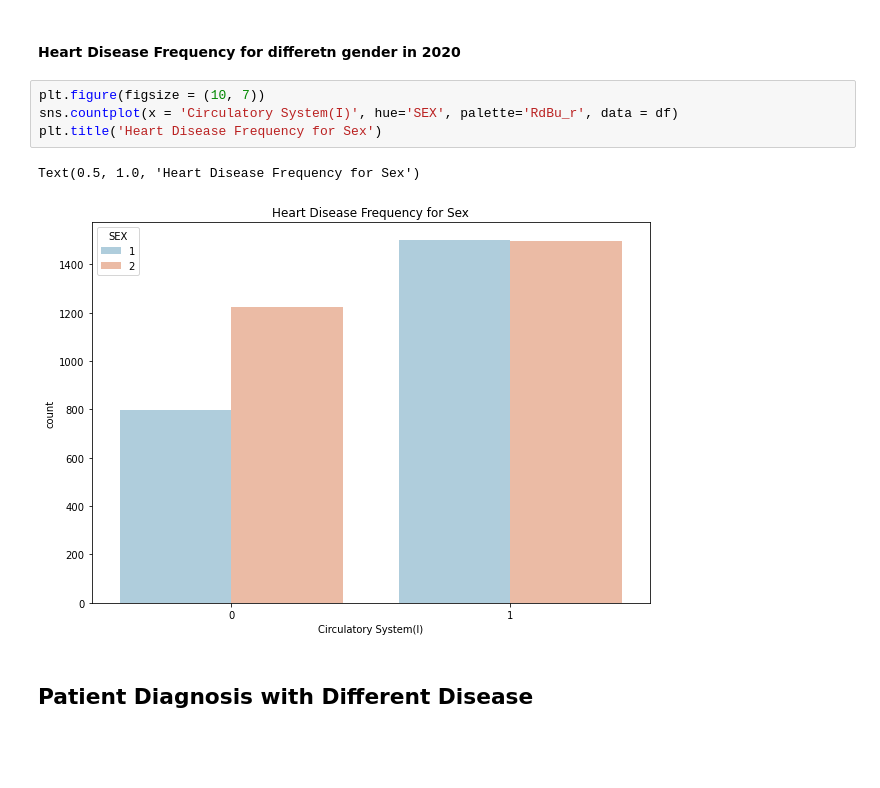
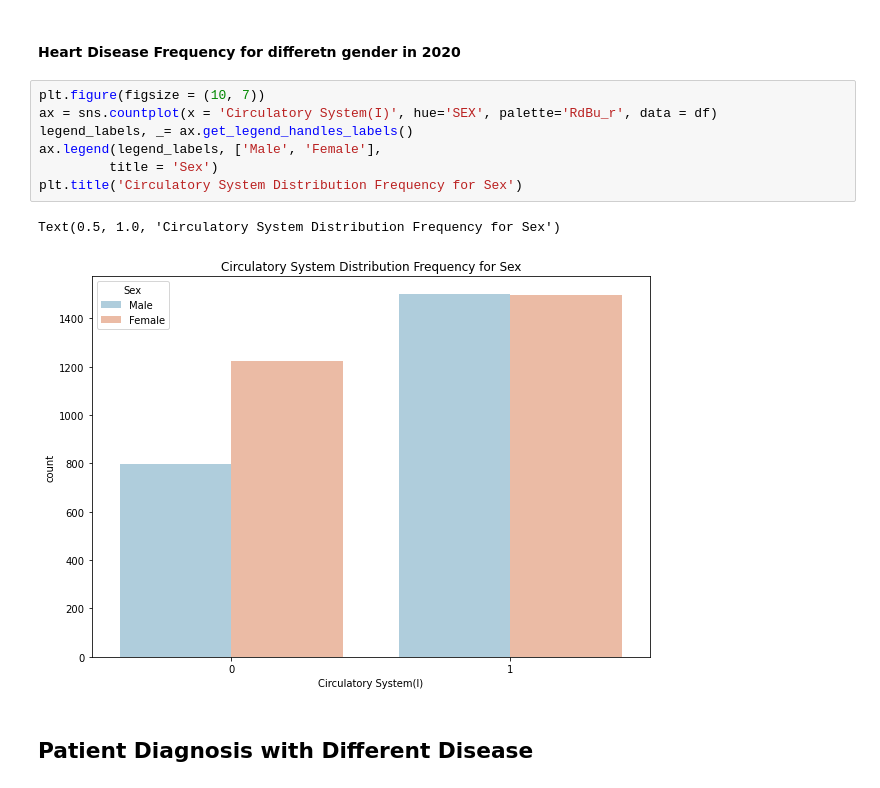
Before and after one commit to OU-DISC/FAA-Pliot-License-Renewal-Forecasting, a Jupyter notebook: FAA Project (2) - Exploratory Data Analysis.ipynb, the cells around one changed output. Drawn from its saved outputs; the diff is of its cells as text; blank space fills up the shorter version.

```diff
--- a/FAA Project (2) - Exploratory Data Analysis.ipynb
+++ b/FAA Project (2) - Exploratory Data Analysis.ipynb
@@ -729,11 +765,14 @@ Text(0.5, 1.0, 'Heart Disease Frequency for Sex')
 #### Heart Disease Frequency for differetn gender in 2020
 # %%
 plt.figure(figsize = (10, 7))
-sns.countplot(x = 'Circulatory System(I)', hue='SEX', palette='RdBu_r', data = df)
-plt.title('Heart Disease Frequency for Sex')
+ax = sns.countplot(x = 'Circulatory System(I)', hue='SEX', palette='RdBu_r', data = df)
+legend_labels, _= ax.get_legend_handles_labels()
+ax.legend(legend_labels, ['Male', 'Female'],
+         title = 'Sex')
+plt.title('Circulatory System Distribution Frequency for Sex')
 # %% [output]
-Text(0.5, 1.0, 'Heart Disease Frequency for Sex')
+Text(0.5, 1.0, 'Circulatory System Distribution Frequency for Sex')
-[figure, old version]
+[figure, new version]
 # %% [markdown]
 ## Patient Diagnosis with Different Disease
 # %%
```
Also changed, not shown: parts of 7 cells of this notebook, 10 other files.
